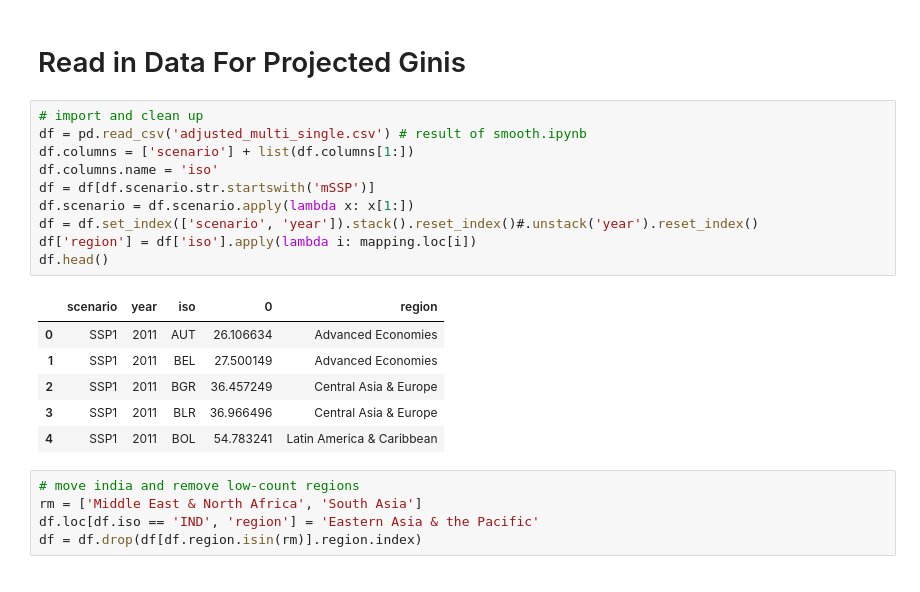
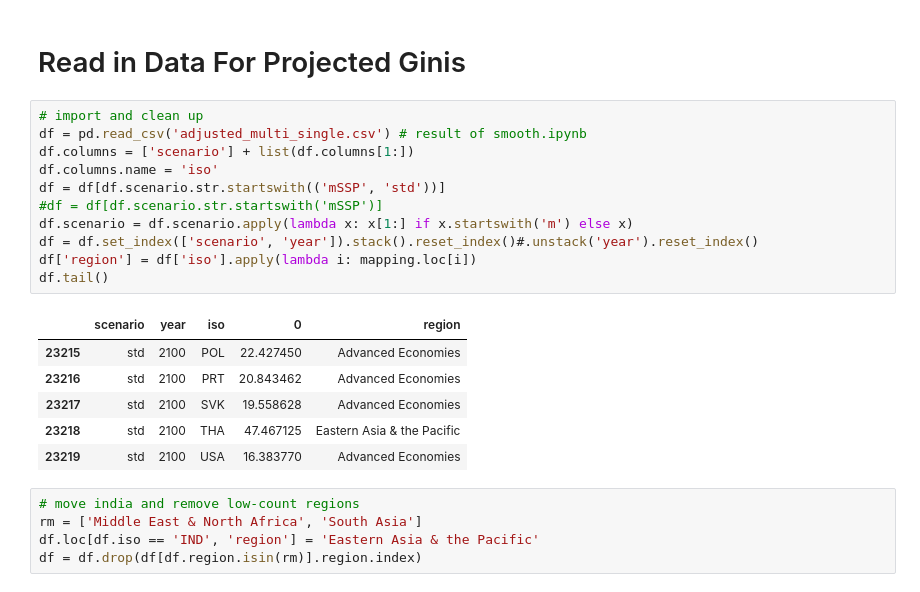
Before and after one commit to gidden/gini_projections_rao_2018, a Jupyter notebook: si_plots.ipynb, the cells around one changed output. Drawn from its saved outputs; the diff is of its cells as text.

```diff
--- a/si_plots.ipynb
+++ b/si_plots.ipynb
@@ -28,20 +28,21 @@ region_colors = {r: palette.pop() for r in regions}
 # %%
 # import and clean up
 df = pd.read_csv('adjusted_multi_single.csv') # result of smooth.ipynb
 df.columns = ['scenario'] + list(df.columns[1:])
 df.columns.name = 'iso'
-df = df[df.scenario.str.startswith('mSSP')]
-df.scenario = df.scenario.apply(lambda x: x[1:])
+df = df[df.scenario.str.startswith(('mSSP', 'std'))]
+#df = df[df.scenario.str.startswith('mSSP')]
+df.scenario = df.scenario.apply(lambda x: x[1:] if x.startswith('m') else x)
 df = df.set_index(['scenario', 'year']).stack().reset_index()#.unstack('year').reset_index()
 df['region'] = df['iso'].apply(lambda i: mapping.loc[i])
-df.head()
+df.tail()
 # %% [output]
 |  | scenario | year | iso | 0 | region |
-| 0 | SSP1 | 2011 | AUT | 26.106634 | Advanced Economies |
-| 1 | SSP1 | 2011 | BEL | 27.500149 | Advanced Economies |
-| 2 | SSP1 | 2011 | BGR | 36.457249 | Central Asia & Europe |
-| 3 | SSP1 | 2011 | BLR | 36.966496 | Central Asia & Europe |
-| 4 | SSP1 | 2011 | BOL | 54.783241 | Latin America & Caribbean |
+| 23215 | std | 2100 | POL | 22.427450 | Advanced Economies |
+| 23216 | std | 2100 | PRT | 20.843462 | Advanced Economies |
+| 23217 | std | 2100 | SVK | 19.558628 | Advanced Economies |
+| 23218 | std | 2100 | THA | 47.467125 | Eastern Asia & the Pacific |
+| 23219 | std | 2100 | USA | 16.383770 | Advanced Economies |
 # %%
 # move india and remove low-count regions
 rm = ['Middle East & North Africa', 'South Asia']
```
Also changed, not shown: parts of 5 cells of this notebook, 4 other files.
